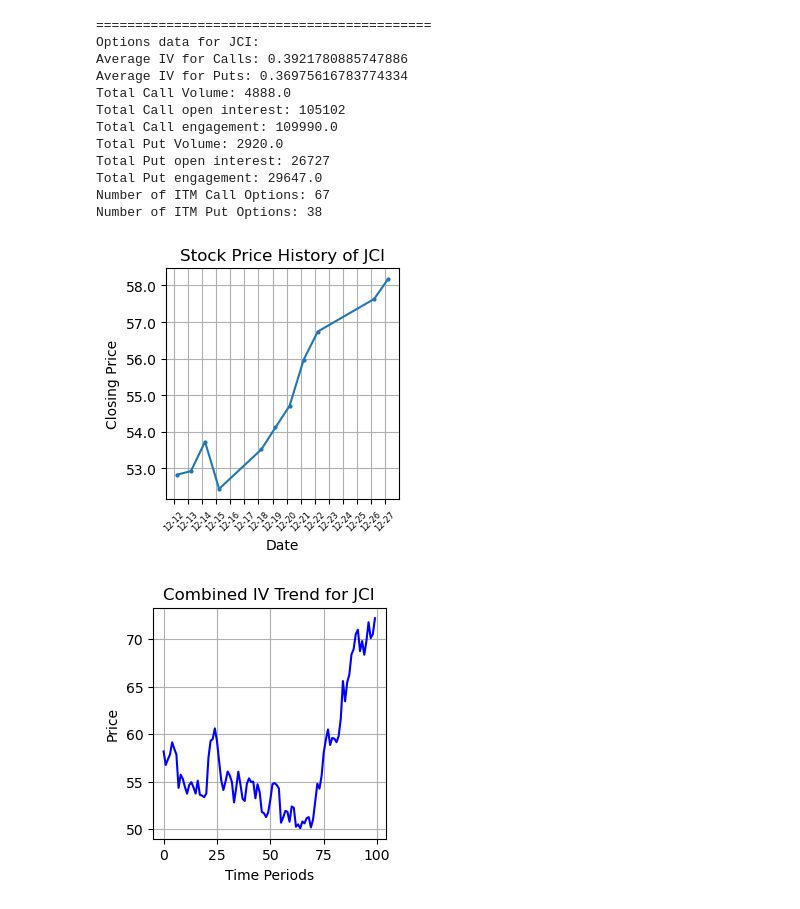
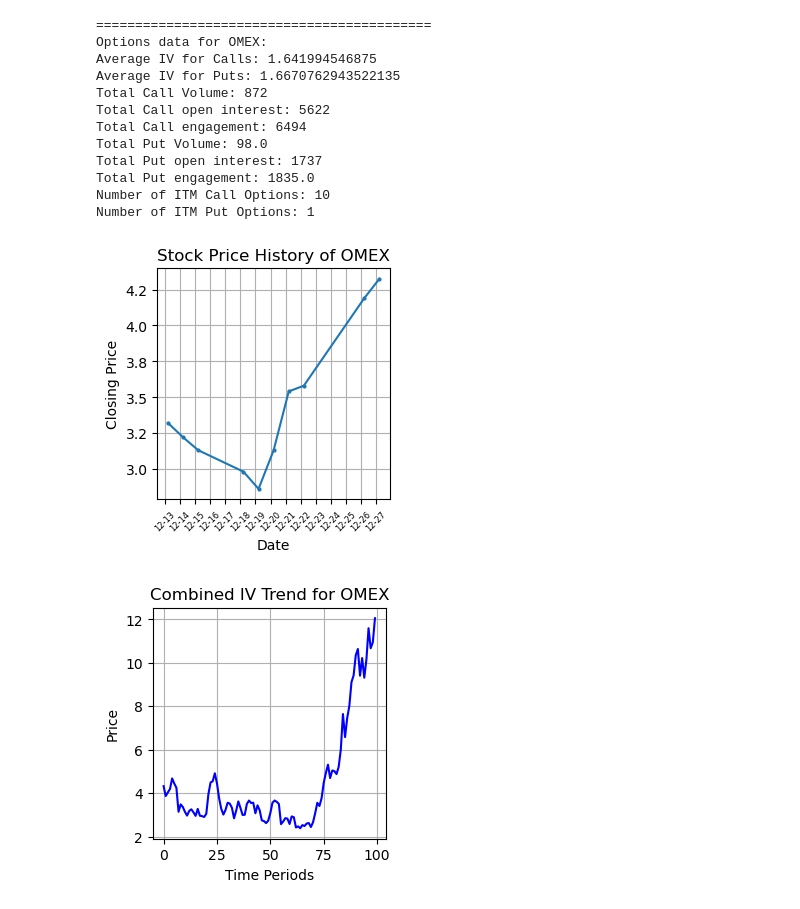
Before and after one commit to SaumikDana/Machine_Learning_Trading, a Jupyter notebook: data/specific_stock_analysis.ipynb, the cells around one changed output. Drawn from its saved outputs; the diff is of its cells as text; code cells hidden in the pictures.

```diff
--- a/data/specific_stock_analysis.ipynb
+++ b/data/specific_stock_analysis.ipynb
@@ -2,45 +2,45 @@
 from datetime import datetime, timedelta
 from analyze_stock import *
 from implied_volatility import simulate_stock_price
 
 # Call the function and store the result
-ticker = 'JCI'
+ticker = 'OMEX'
 
 # Call the function and store the result
-day = '2023-12-26'
+day = '2023-12-27'
 
 # Set the time frame
 date = datetime.strptime(day, '%Y-%m-%d')
 end_date = date + timedelta(days=7)
 start_date = date - timedelta(days=14)
 
 # Check if start_date is earlier than today, if not change start_date to today - 7 days
 current_date = datetime.now()
 start_date = current_date - timedelta(days=14) if start_date >= current_date else start_date
 
 # Use the function from utils.py to analyze stock options
 options_metrics = analyze_stock_options(ticker)
 
 # Print
 print_options_data(ticker, options_metrics)
 
 # Call the plot_stock_history method
 plot_stock_history(ticker, start_date, end_date)
 
 # Simulate based on Options Info:
 simulate_stock_price(ticker, options_metrics)
 # %% [output]
 ===========================================
-Options data for JCI:
-Average IV for Calls: 0.3921780885747886
-Average IV for Puts: 0.36975616783774334
-Total Call Volume: 4888.0
-Total Call open interest: 105102
-Total Call engagement: 109990.0
-Total Put Volume: 2920.0
-Total Put open interest: 26727
-Total Put engagement: 29647.0
-Number of ITM Call Options: 67
-Number of ITM Put Options: 38
+Options data for OMEX:
+Average IV for Calls: 1.641994546875
+Average IV for Puts: 1.6670762943522135
+Total Call Volume: 872
+Total Call open interest: 5622
+Total Call engagement: 6494
+Total Put Volume: 98.0
+Total Put open interest: 1737
+Total Put engagement: 1835.0
+Number of ITM Call Options: 10
+Number of ITM Put Options: 1
-[figure, old version]
+[figure, new version]
-[figure, old version]
+[figure, new version]
```
Also changed, not shown: 2 other files.
